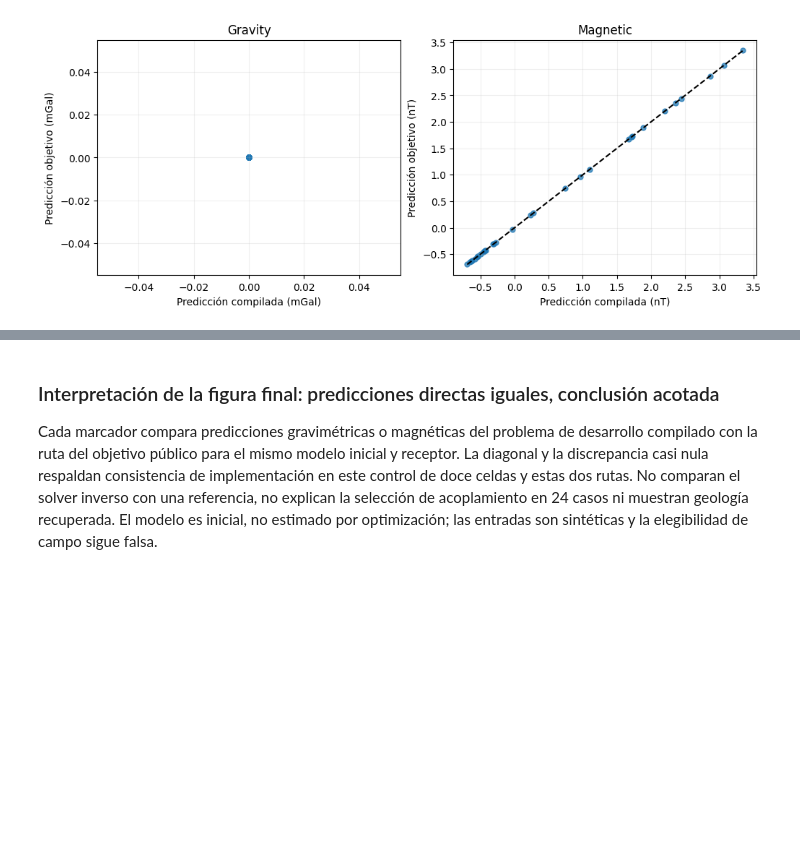
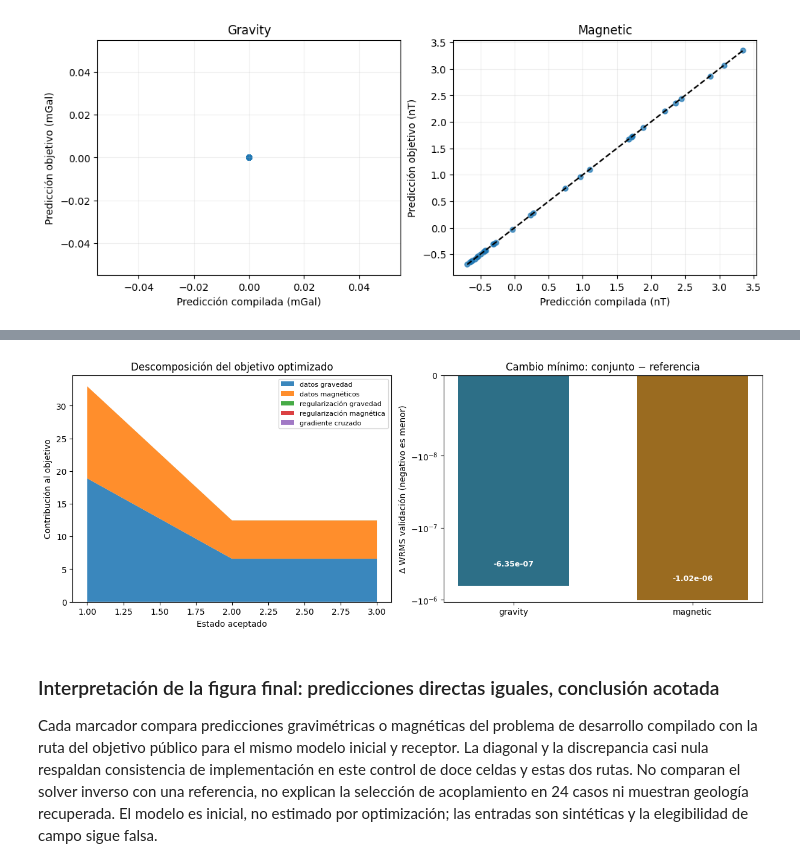
Before and after one commit to fsantibanezleal/CAOS_Geophysics, a Jupyter notebook: notebooks/es/07-joint/04-m11-physical-matrix-evidence.ipynb, the cells around one changed output, grey strips where cells are left out. Saved outputs shown, nothing was run; the diff lists cells and outputs as text; code cells hidden in the pictures; blank space fills up the shorter version.

```diff
--- a/notebooks/es/07-joint/04-m11-physical-matrix-evidence.ipynb
+++ b/notebooks/es/07-joint/04-m11-physical-matrix-evidence.ipynb
@@ -422,3 +476,25 @@ plt.show()
+# %%
+# Grafique la trayectoria aceptada y el pequeño cambio de validación por modalidad.
+term_names = ["datos gravedad", "datos magnéticos", "regularización gravedad", "regularización magnética", "gradiente cruzado"]
+iteration = np.arange(1, len(trace_terms) + 1)
+fig, axes = plt.subplots(1, 2, figsize=(12, 4.5), constrained_layout=True)
+axes[0].stackplot(iteration, trace_terms.T, labels=term_names, alpha=0.88)
+axes[0].set(title="Descomposición del objetivo optimizado", xlabel="Estado aceptado", ylabel="Contribución al objetivo")
+axes[0].legend(loc="upper right", fontsize=8)
+modalities = ("gravity", "magnetic")
+positions = np.arange(2)
+baseline_values = np.asarray([live_m11["selection"]["baseline_validation_wrms"][m] for m in modalities])
+selected_values = np.asarray([live_m11["selection"]["validation_wrms"][m] for m in modalities])
+delta = selected_values - baseline_values
+axes[1].bar(positions, delta, color=["#2d6f87", "#9a6b20"], width=0.62)
+axes[1].axhline(0.0, color="black", linewidth=0.8)
+axes[1].set_yscale("symlog", linthresh=1e-8)
+for position, value, color in zip(positions, delta, ("#2d6f87", "#9a6b20")):
+    axes[1].text(position, value / 2, f"{value:.2e}", ha="center", va="center", color="white", fontsize=9, fontweight="bold")
+axes[1].set(title="Cambio mínimo: conjunto − referencia", ylabel="Δ WRMS validación (negativo es menor)", xticks=positions, xticklabels=modalities)
+plt.show()
+# %% [output]
+[figure, added]
 # %% [markdown]
 ### Interpretación de la figura final: predicciones directas iguales, conclusión acotada
 
```
Also changed, not shown: parts of 3 cells of this notebook, 5 other files.
